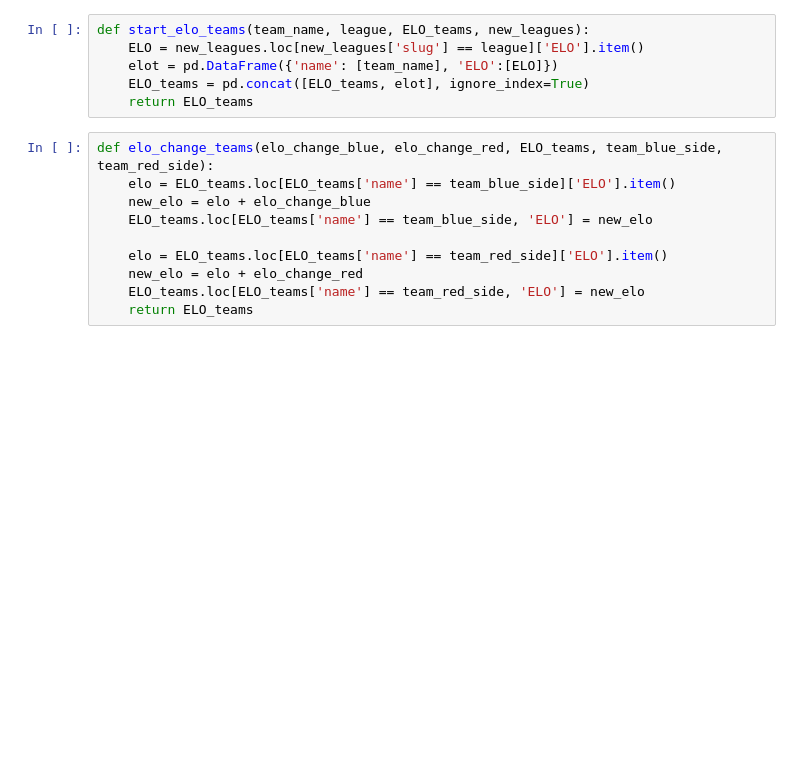
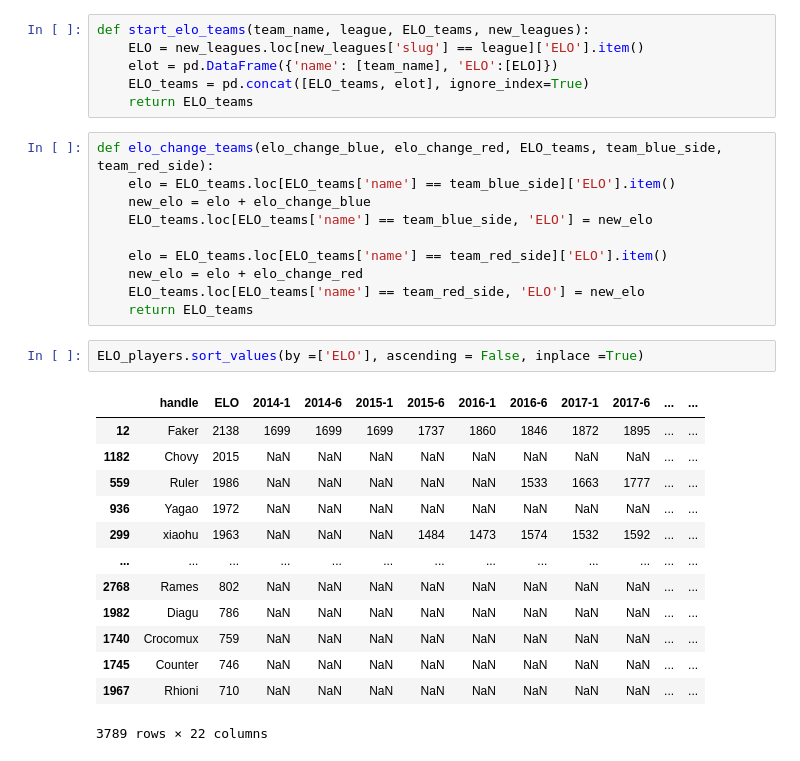
Before and after one commit to Campqt/lol-global-power-rankings, a Jupyter notebook: my_data_elo.ipynb, the cells around one changed output. Drawn from its saved outputs; the diff is of its cells as text; blank space fills up the shorter version.

```diff
--- a/my_data_elo.ipynb
+++ b/my_data_elo.ipynb
@@ -489,3 +431,19 @@ def elo_change_teams(elo_change_blue, elo_change_red, ELO_teams, team_blue_side,
     new_elo = elo + elo_change_red
     ELO_teams.loc[ELO_teams['name'] == team_red_side, 'ELO'] = new_elo
     return ELO_teams
+# %%
+ELO_players.sort_values(by =['ELO'], ascending = False, inplace =True)
+# %% [output]
+|  | handle | ELO | 2014-1 | 2014-6 | 2015-1 | 2015-6 | 2016-1 | 2016-6 | 2017-1 | 2017-6 | ... | ... |
+| 12 | Faker | 2138 | 1699 | 1699 | 1699 | 1737 | 1860 | 1846 | 1872 | 1895 | ... | ... |
+| 1182 | Chovy | 2015 | NaN | NaN | NaN | NaN | NaN | NaN | NaN | NaN | ... | ... |
+| 559 | Ruler | 1986 | NaN | NaN | NaN | NaN | NaN | 1533 | 1663 | 1777 | ... | ... |
+| 936 | Yagao | 1972 | NaN | NaN | NaN | NaN | NaN | NaN | NaN | NaN | ... | ... |
+| 299 | xiaohu | 1963 | NaN | NaN | NaN | 1484 | 1473 | 1574 | 1532 | 1592 | ... | ... |
+| ... | ... | ... | ... | ... | ... | ... | ... | ... | ... | ... | ... | ... |
+| 2768 | Rames | 802 | NaN | NaN | NaN | NaN | NaN | NaN | NaN | NaN | ... | ... |
+| 1982 | Diagu | 786 | NaN | NaN | NaN | NaN | NaN | NaN | NaN | NaN | ... | ... |
+| 1740 | Crocomux | 759 | NaN | NaN | NaN | NaN | NaN | NaN | NaN | NaN | ... | ... |
+| 1745 | Counter | 746 | NaN | NaN | NaN | NaN | NaN | NaN | NaN | NaN | ... | ... |
+| 1967 | Rhioni | 710 | NaN | NaN | NaN | NaN | NaN | NaN | NaN | NaN | ... | ... |
+3789 rows × 22 columns
```
Also changed, not shown: parts of 12 cells of this notebook, 3 other files.
